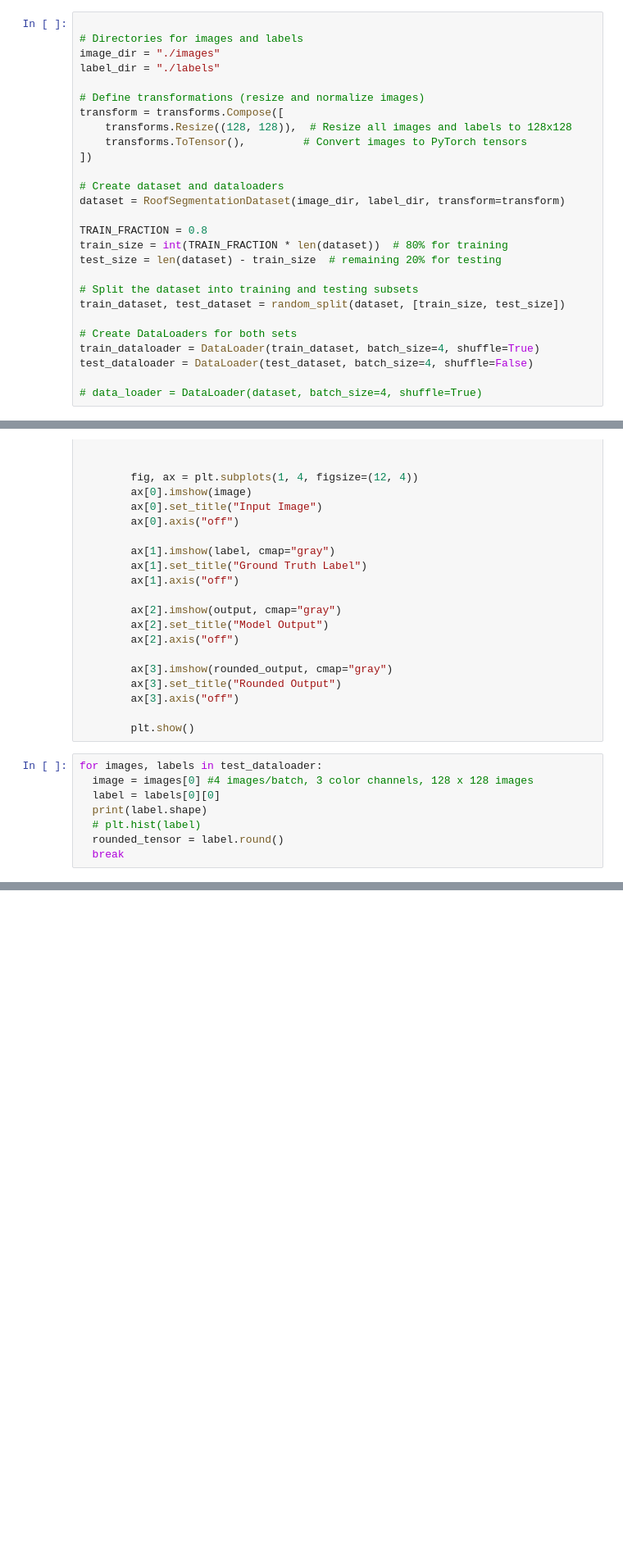
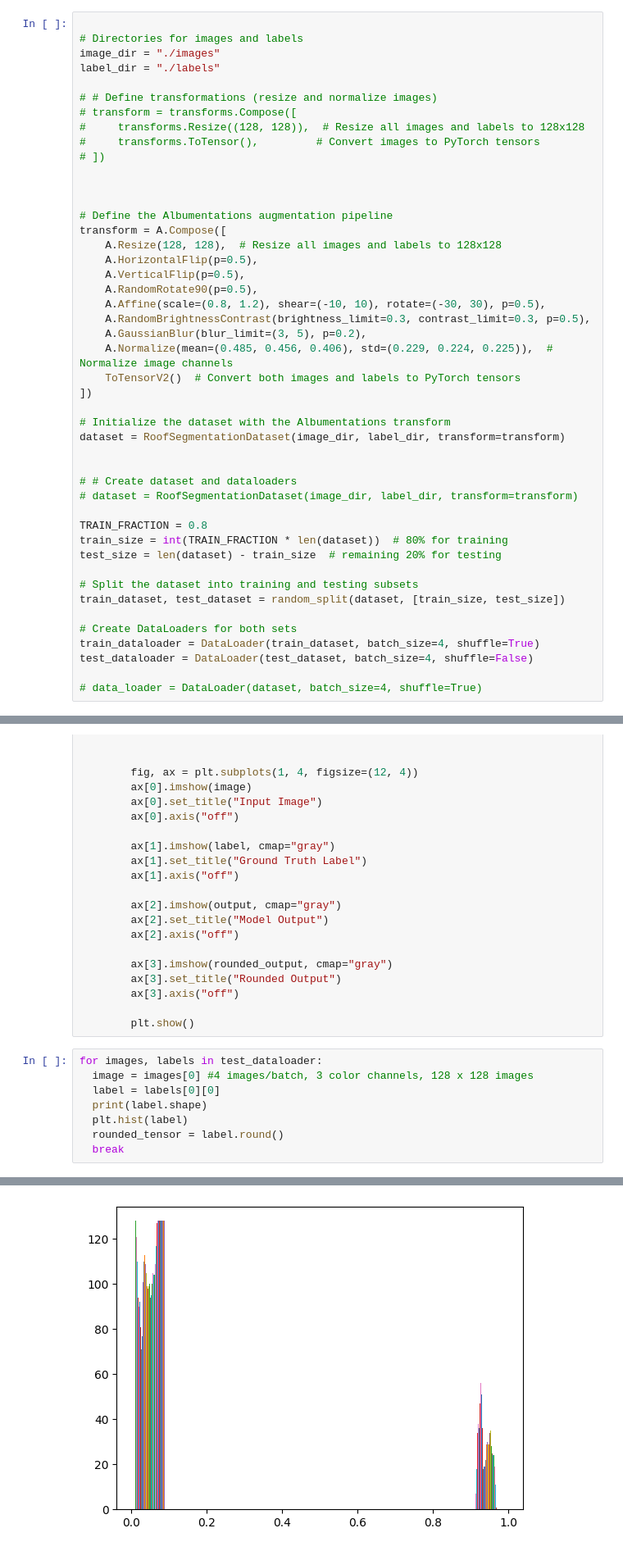
Before and after one commit to iceplant/ml_for_mol_sim, a Jupyter notebook: dida_interview/analysis.ipynb, the cells around one changed output, grey strips where cells are left out. Shown at 82% size. Drawn from its saved outputs; the diff is of its cells as text; blank space fills up the shorter version.

```diff
--- a/dida_interview/analysis.ipynb
+++ b/dida_interview/analysis.ipynb
@@ -137,14 +215,33 @@ class SimpleUNet(nn.Module):
 image_dir = "./images"
 label_dir = "./labels"
 
-# Define transformations (resize and normalize images)
-transform = transforms.Compose([
-    transforms.Resize((128, 128)),  # Resize all images and labels to 128x128
-    transforms.ToTensor(),         # Convert images to PyTorch tensors
+# # Define transformations (resize and normalize images)
+# transform = transforms.Compose([
+#     transforms.Resize((128, 128)),  # Resize all images and labels to 128x128
+#     transforms.ToTensor(),         # Convert images to PyTorch tensors
+# ])
+
+
+
+# Define the Albumentations augmentation pipeline
+transform = A.Compose([
+    A.Resize(128, 128),  # Resize all images and labels to 128x128
+    A.HorizontalFlip(p=0.5),
+    A.VerticalFlip(p=0.5),
+    A.RandomRotate90(p=0.5),
+    A.Affine(scale=(0.8, 1.2), shear=(-10, 10), rotate=(-30, 30), p=0.5),
+    A.RandomBrightnessContrast(brightness_limit=0.3, contrast_limit=0.3, p=0.5),
+    A.GaussianBlur(blur_limit=(3, 5), p=0.2),
+    A.Normalize(mean=(0.485, 0.456, 0.406), std=(0.229, 0.224, 0.225)),  # Normalize image channels
+    ToTensorV2()  # Convert both images and labels to PyTorch tensors
 ])
 
-# Create dataset and dataloaders
+# Initialize the dataset with the Albumentations transform
 dataset = RoofSegmentationDataset(image_dir, label_dir, transform=transform)
+
+
+# # Create dataset and dataloaders
+# dataset = RoofSegmentationDataset(image_dir, label_dir, transform=transform)
 
 TRAIN_FRACTION = 0.8
 train_size = int(TRAIN_FRACTION * len(dataset))  # 80% for training
@@ -199,13 +320,14 @@ def visualize_results(images, labels, outputs):
 # %%
 for images, labels in test_dataloader:
   image = images[0] #4 images/batch, 3 color channels, 128 x 128 images
   label = labels[0][0]
   print(label.shape)
-  # plt.hist(label)
+  plt.hist(label)
   rounded_tensor = label.round()
   break
 # %% [output]
 torch.Size([128, 128])
+[figure, added]
 # %%
 def get_loss_from_dataloader(model, dataloader, criterion, device):
     model.eval()
```
Also changed, not shown: parts of 11 cells of this notebook, 1 other file.
